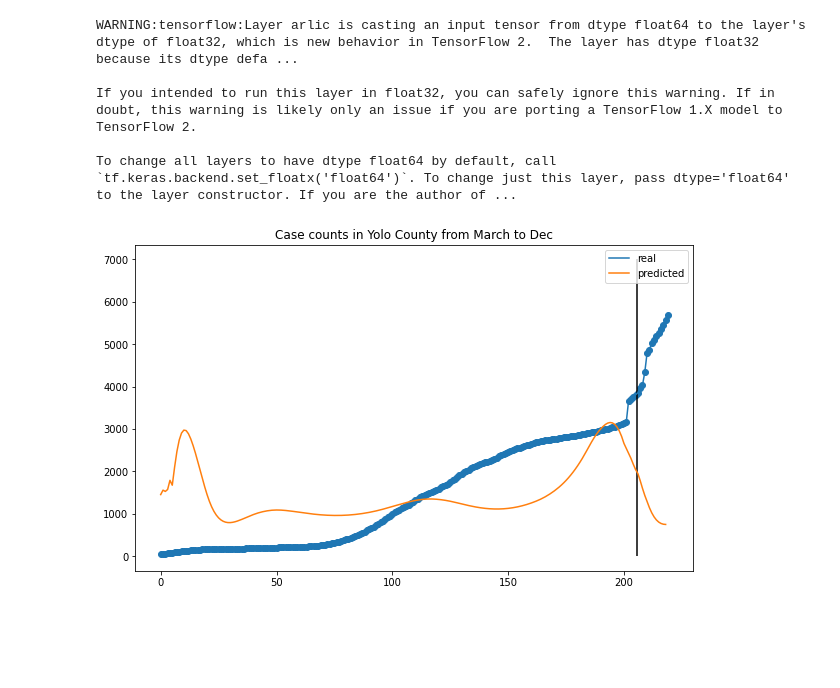
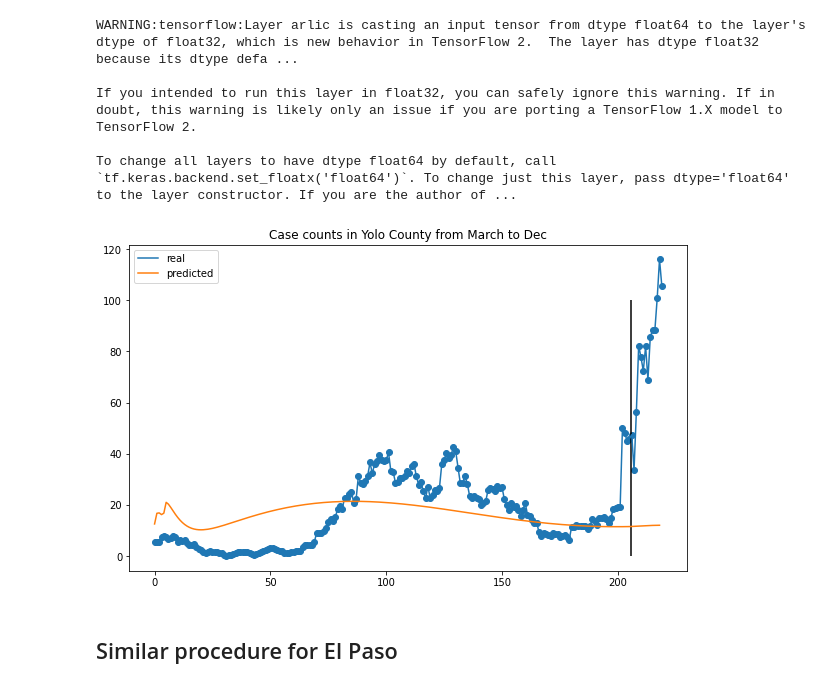
Before and after one commit to hdt-modeling/hdt-forecast, a Jupyter notebook: examples/Using ARLIC.ipynb, the cells around one changed output. Cells and saved outputs as stored; diff of their text form; code cells hidden in the pictures; blank space fills up the shorter version.

```diff
--- a/examples/Using ARLIC.ipynb
+++ b/examples/Using ARLIC.ipynb
@@ -33,8 +35,9 @@ delay_dist = Delay.get_delay_distribution(florida_delays)
 # %%
 loader = ARLIC_feeder('./request_cache')
 
+#this will take a long time
 data = loader.get_data(case_source='indicator-combination',
-                       case_signal='confirmed_7dav_cumulative_num',
+                       case_signal='confirmed',
                        li_source='fb-survey',
                        li_signal='smoothed_cli',
                        start_date=datetime.date(2020, 3, 1),
@@ -55,10 +67,10 @@ data.tail()
 
 ### Data preprocessing
 # %%
-#220 entries, train with the first 205 (by Nov 30th), predict whatever is in Dec
+#220 entries, train with the first 208 (by Nov 30th), predict whatever is in Dec
 data = data.sort_values(by='time')
-train = data[data['time'] <= 205]
-test = data[data['time'] > 205]
+train = data[data['time'] <= 208]
+test = data[data['time'] > 208]
 # %%
 cases = train['case_value'].values
 cases = tf.reshape(cases, shape=(1,-1,1))
@@ -79,7 +91,7 @@ li = tf.reshape(li, shape=(1,-1,1))
 ### Config Model
 # %%
 model = ARLIC(p=7, delay_dist=delay_dist)
-optimizer = tf.keras.optimizers.Adam(lr=0.1)
+optimizer = tf.keras.optimizers.Adam(lr=1)
 loss = tf.keras.losses.MSE
 
 model_path = "ARLIC_MODEL_PATH"
@@ -133,7 +145,7 @@ It = model(li)
 It = tf.clip_by_value(It, clip_value_min=0, clip_value_max=float('inf'))
 It = tf.pad(It, paddings=[[0,0],[model.delay_dist.shape[0]-1,0],[0,0]])
 
-n = 15 # how many days to predict
+n = 12 # how many days to predict
 pred = model.forecast(li, n)
 pred = tf.reshape(pred, shape=(1,-1,1))
 It = tf.concat([It, pred], axis=1)
@@ -151,11 +163,13 @@ To change all layers to have dtype float64 by default, call `tf.keras.backend.se
 # %%
 plt.figure(figsize=(10, 6))
 plt.plot(data['case_value'].values, label='real')
 plt.scatter(range(220), data['case_value'].values)
 plt.plot(prediction, label='predicted')
 plt.title('Case counts in Yolo County from March to Dec')
-plt.vlines(x=205.5, ymin=0, ymax=7000, colors='black')
+plt.vlines(x=208.5, ymin=0, ymax=100, colors='black')
 plt.legend()
 plt.show()
 # %% [output]
-[figure, old version]
+[figure, new version]
+# %% [markdown]
+## Similar procedure for EI Paso
```
Also changed, not shown: parts of 8 cells of this notebook, 2 other files.
